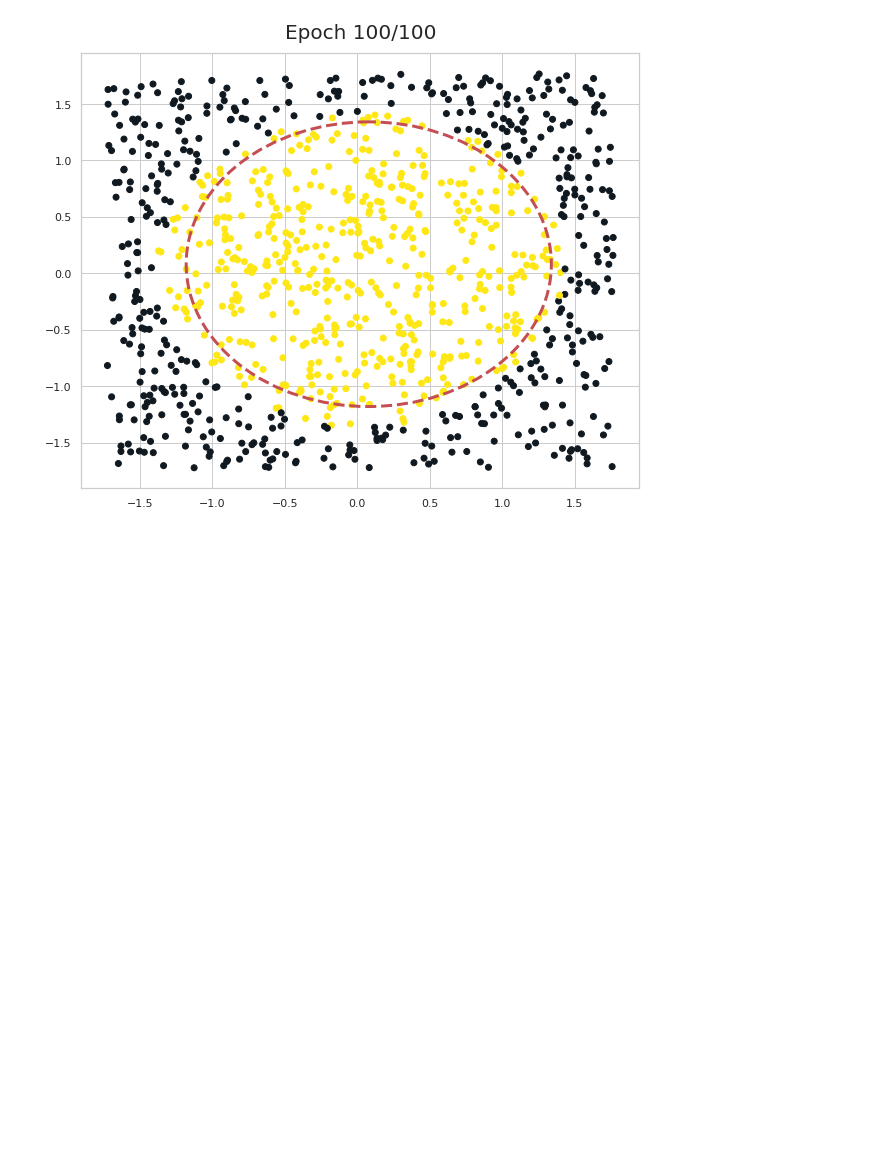
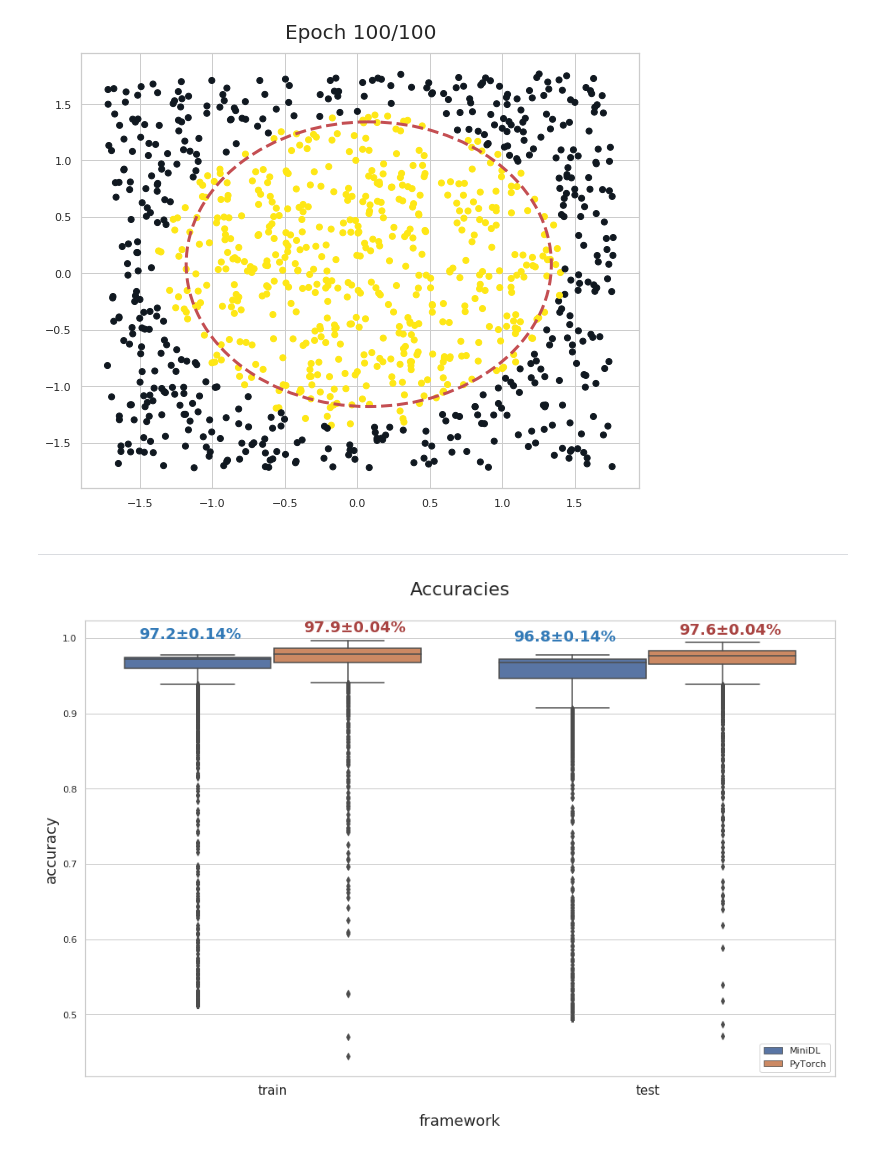
Before and after one commit to INFOPAUL/DeepLearning_Proj2, a Jupyter notebook: plots.ipynb, the cells around one changed output. Drawn from its saved outputs; the diff is of its cells as text; code cells hidden in the pictures; blank space fills up the shorter version.

Commit message:
fix training of frameworks

```diff
--- a/plots.ipynb
+++ b/plots.ipynb
@@ -536,3 +536,5 @@ epochs=100
 epochs_, train_losses, test_losses, train_accuracies, test_accuracies, train_errors, test_errors = minidl_framework(verbose=0, plot=True, lr=0.1, activation_fn=Mish)
 # %% [output]
 [figure]
+# %% [markdown]
+---
@@ -538,0 +757,43 @@ epochs_, train_losses, test_losses, train_accuracies, test_accuracies, train_err
+# %%
+dff = collect_data_framework(num_runs=10, lr1=0.05, lr2=0.05)
+# %%
+df = dff.copy()
+
+mapping1 = {0: ("MiniDL", "train"), 1: ("MiniDL","test")}
+mapping2 = {0: ('PyTorch', 'train'), 1:('PyTorch', 'test')}
+
+fig, ax = plt.subplots(figsize=(16,10))
+
+df = df[df.measure=="accuracy"]
+
+box_plot = sns.boxplot(x="dataset", y="value", hue="framework", data=df, ax=ax)
+box_plot.set_xticklabels(box_plot.get_xticklabels(), fontsize=15)#, rotation=45)
+ax.set_xlabel("framework", fontsize=18, labelpad=20);
+ax.set_ylabel("accuracy", fontsize=18);
+ax.set_title("Accuracies", fontdict={"fontsize":22, "fontweight":1}, pad=30);
+ax.legend(loc=4)
+
+medians = df[df.framework=='MiniDL'].groupby(['framework', 'dataset'])['value'].median()#.sort_values(ascending=False)
+stds = df[df.framework=='MiniDL'].groupby(['framework', 'dataset'])['value'].std()
+vertical_offset = df[df.framework=='MiniDL']['value'].mean() * 0.03 # offset from median for display
+horizontal_offset = 0.22
+for xtick in box_plot.get_xticks():
+    box_plot.text(xtick-horizontal_offset,
+                  medians[mapping1[xtick][0], mapping1[xtick][1]] + vertical_offset,
+                  f"{medians[mapping1[xtick][0], mapping1[xtick][1]]*100:.1f}±{stds[mapping1[xtick][0], mapping1[xtick][1]]:.2f}%",
+                  horizontalalignment='center',
+                  size='x-small', weight='semibold', fontsize=18, color="#337AB7")
+
+medians = df[df.framework=='PyTorch'].groupby(['framework', 'dataset'])['value'].median()#.sort_values(ascending=False)
+
+stds = df[df.framework=='PyTorch'].groupby(['framework', 'dataset'])['value'].std()
+vertical_offset = df[df.framework=='PyTorch']['value'].mean() * 0.03 # offset from median for display
+horizontal_offset = 0.22
+for xtick in box_plot.get_xticks():
+    box_plot.text(xtick+horizontal_offset,
+                  medians[mapping2[xtick][0], mapping2[xtick][1]] + vertical_offset,
+                  f"{medians[mapping2[xtick][0], mapping2[xtick][1]]*100:.1f}±{stds[mapping2[xtick][0], mapping2[xtick][1]]:.2f}%",
+                  horizontalalignment='center',
+                  size='x-small', weight='semibold', fontsize=18, color="#A94442")
+# %% [output]
+[figure, added]
```
Also changed, not shown: parts of 6 cells of this notebook.
